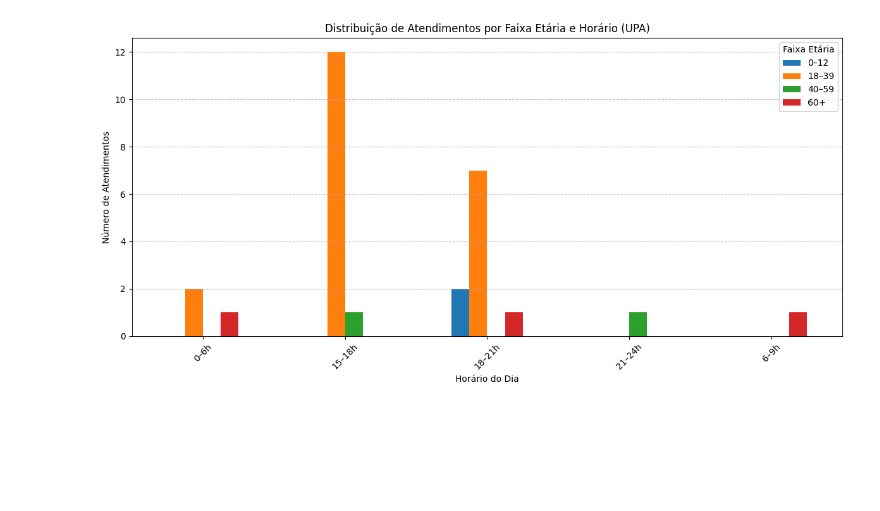
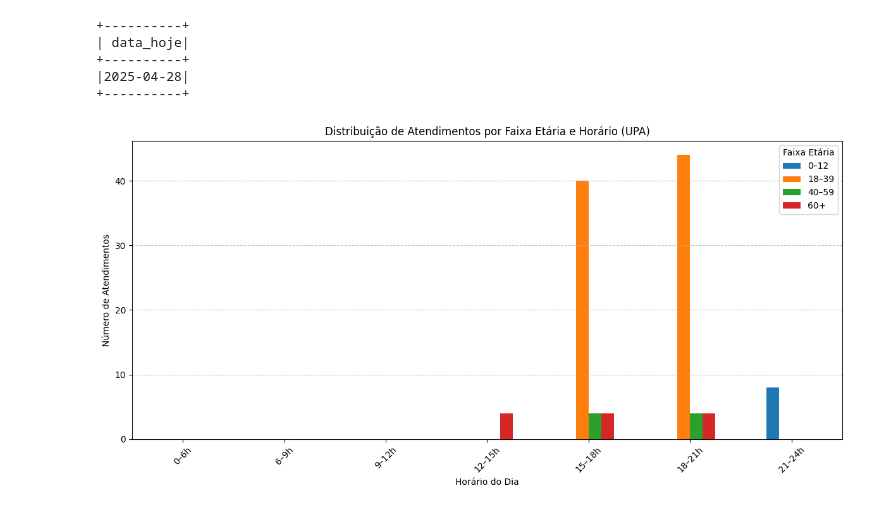
Before and after one commit to Grupo-5-Projeto/Cloud, a Jupyter notebook: graficos/grafico-biometria.ipynb, the cells around one changed output. Saved outputs shown, nothing was run; the diff lists cells and outputs as text; code cells hidden in the pictures; blank space fills up the shorter version.

Commit message:
Correção dos horários e dia no gráfico biometria

```diff
--- a/graficos/grafico-biometria.ipynb
+++ b/graficos/grafico-biometria.ipynb
@@ -65,6 +66,17 @@ paciente_df = paciente_df.filter(col("fk_upa") == 1)
 df = biometria_df.join(paciente_df, biometria_df.fk_paciente == paciente_df.id_paciente, "inner") \
     .select(paciente_df.data_nascimento.alias("DataNascimento"),
             biometria_df.data_hora.alias("DataHora"))
+
+# Filtrar registros do dia atual
+df = df.filter(to_date("DataHora") == current_date())
+
+spark.sql("SELECT current_date() AS data_hoje").show()
+# %% [output]
++----------+
+| data_hoje|
++----------+
+|2025-04-28|
++----------+
 # %%
 # Converter para timestamp
 df = df.withColumn("DataNascimento", col("DataNascimento").cast("timestamp"))
@@ -110,15 +122,24 @@ resultado_pandas = resultado.toPandas()
 # Pivotar a tabela
 tabela = resultado_pandas.pivot(index='Faixa_Hora', columns='Faixa_Etaria', values='count').fillna(0)
 # %%
-# Plotar o gráfico
-tabela.plot(kind='bar', figsize=(12, 6))
-plt.title("Distribuição de Atendimentos por Faixa Etária e Horário (UPA)")
-plt.xlabel("Horário do Dia")
-plt.ylabel("Número de Atendimentos")
-plt.legend(title="Faixa Etária")
-plt.xticks(rotation=45)
-plt.grid(axis='y', linestyle='--', alpha=0.7)
-plt.tight_layout()
-plt.show()
+# Definir faixas fixas
+faixas_horario = ['0–6h', '6–9h', '9–12h', '12–15h', '15–18h', '18–21h', '21–24h']
+
+# Reindexar para garantir todas as faixas, mesmo sem dados
+tabela = tabela.reindex(faixas_horario, fill_value=0)
+
+# Plotar o gráfico se houver dados
+if not tabela.empty:
+    tabela.plot(kind='bar', figsize=(12, 6))
+    plt.title("Distribuição de Atendimentos por Faixa Etária e Horário (UPA)")
+    plt.xlabel("Horário do Dia")
+    plt.ylabel("Número de Atendimentos")
+    plt.legend(title="Faixa Etária")
+    plt.xticks(rotation=45)
+    plt.grid(axis='y', linestyle='--', alpha=0.7)
+    plt.tight_layout()
+    plt.show()
+else:
+    print("Nenhum atendimento registrado hoje.")
 # %% [output]
-[figure, old version]
+[figure, new version]
```
Also changed, not shown: parts of 1 cell of this notebook.
